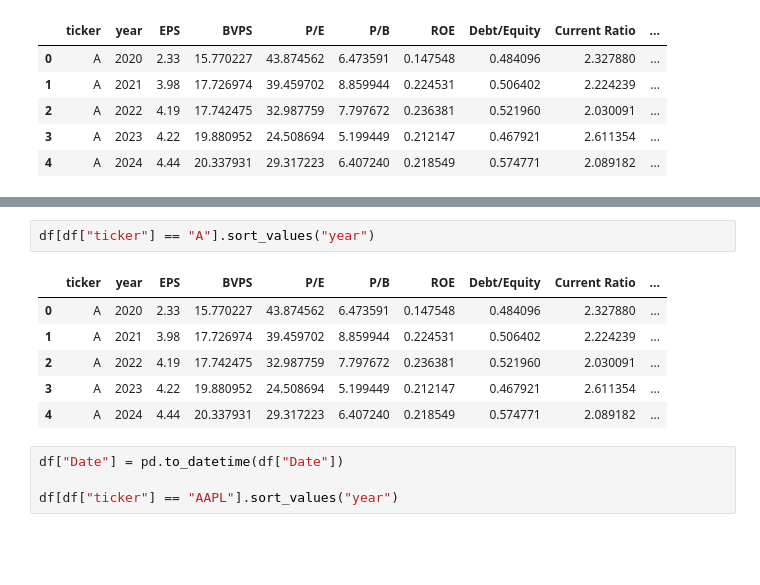
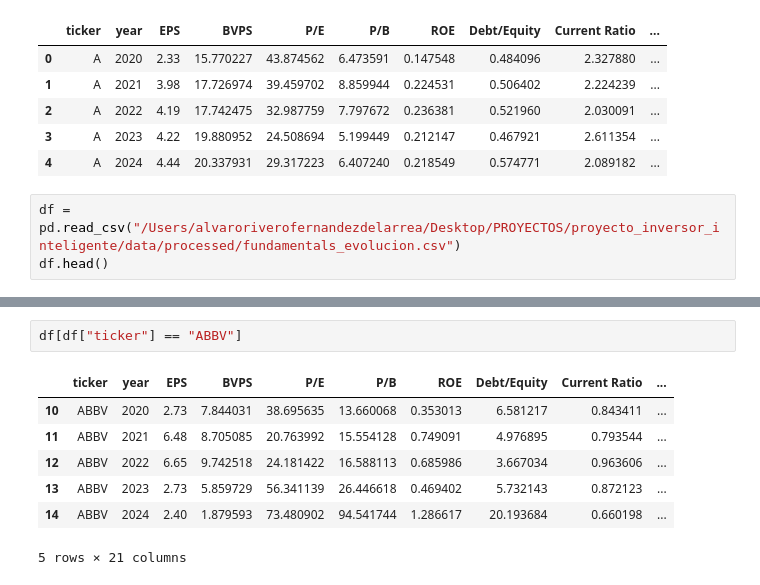
Before and after one commit to Riverin1998/proyecto_inversor_inteligente, a Jupyter notebook: notebooks/test_data_ingestion.ipynb, the cells around one changed output, grey strips where cells are left out. Cells and saved outputs as stored; diff of their text form; blank space fills up the shorter version.

Commit message:
descarga .json y cambios en fundamentals_downloader.py

```diff
--- a/notebooks/test_data_ingestion.ipynb
+++ b/notebooks/test_data_ingestion.ipynb
@@ -27,3 +27,6 @@ df.head()
 | 2 | A | 2022 | 4.19 | 17.742475 | 32.987759 | 7.797672 | 0.236381 | 0.521960 | 2.030091 | ... |
 | 3 | A | 2023 | 4.22 | 19.880952 | 24.508694 | 5.199449 | 0.212147 | 0.467921 | 2.611354 | ... |
 | 4 | A | 2024 | 4.44 | 20.337931 | 29.317223 | 6.407240 | 0.218549 | 0.574771 | 2.089182 | ... |
+# %%
+df = pd.read_csv("/Users/alvaroriverofernandezdelarrea/Desktop/PROYECTOS/proyecto_inversor_inteligente/data/processed/fundamentals_evolucion.csv")
+df.head()
@@ -30,13 +58,10 @@ df.head()
 # %%
-df[df["ticker"] == "A"].sort_values("year")
+df[df["ticker"] == "ABBV"]
 # %% [output]
 |  | ticker | year | EPS | BVPS | P/E | P/B | ROE | Debt/Equity | Current Ratio | ... |
-| 0 | A | 2020 | 2.33 | 15.770227 | 43.874562 | 6.473591 | 0.147548 | 0.484096 | 2.327880 | ... |
-| 1 | A | 2021 | 3.98 | 17.726974 | 39.459702 | 8.859944 | 0.224531 | 0.506402 | 2.224239 | ... |
-| 2 | A | 2022 | 4.19 | 17.742475 | 32.987759 | 7.797672 | 0.236381 | 0.521960 | 2.030091 | ... |
-| 3 | A | 2023 | 4.22 | 19.880952 | 24.508694 | 5.199449 | 0.212147 | 0.467921 | 2.611354 | ... |
-| 4 | A | 2024 | 4.44 | 20.337931 | 29.317223 | 6.407240 | 0.218549 | 0.574771 | 2.089182 | ... |
+| 10 | ABBV | 2020 | 2.73 | 7.844031 | 38.695635 | 13.660068 | 0.353013 | 6.581217 | 0.843411 | ... |
+| 11 | ABBV | 2021 | 6.48 | 8.705085 | 20.763992 | 15.554128 | 0.749091 | 4.976895 | 0.793544 | ... |
+| 12 | ABBV | 2022 | 6.65 | 9.742518 | 24.181422 | 16.588113 | 0.685986 | 3.667034 | 0.963606 | ... |
+| 13 | ABBV | 2023 | 2.73 | 5.859729 | 56.341139 | 26.446618 | 0.469402 | 5.732143 | 0.872123 | ... |
+| 14 | ABBV | 2024 | 2.40 | 1.879593 | 73.480902 | 94.541744 | 1.286617 | 20.193684 | 0.660198 | ... |
+5 rows × 21 columns
-# %%
-df["Date"] = pd.to_datetime(df["Date"])
-
-df[df["ticker"] == "AAPL"].sort_values("year")
```
Also changed, not shown: parts of 3 cells of this notebook, 42 other files.
